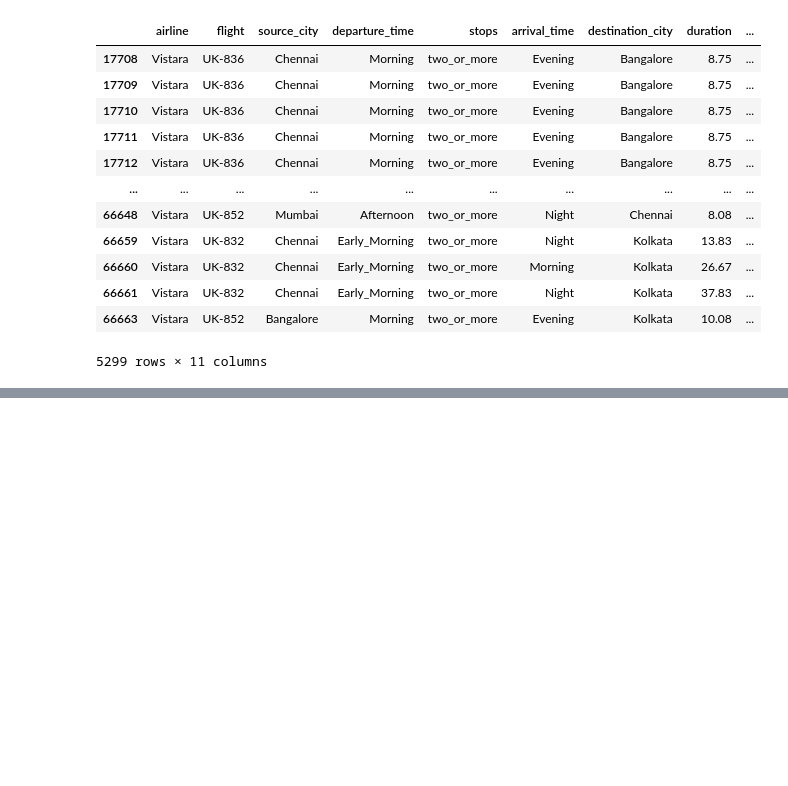
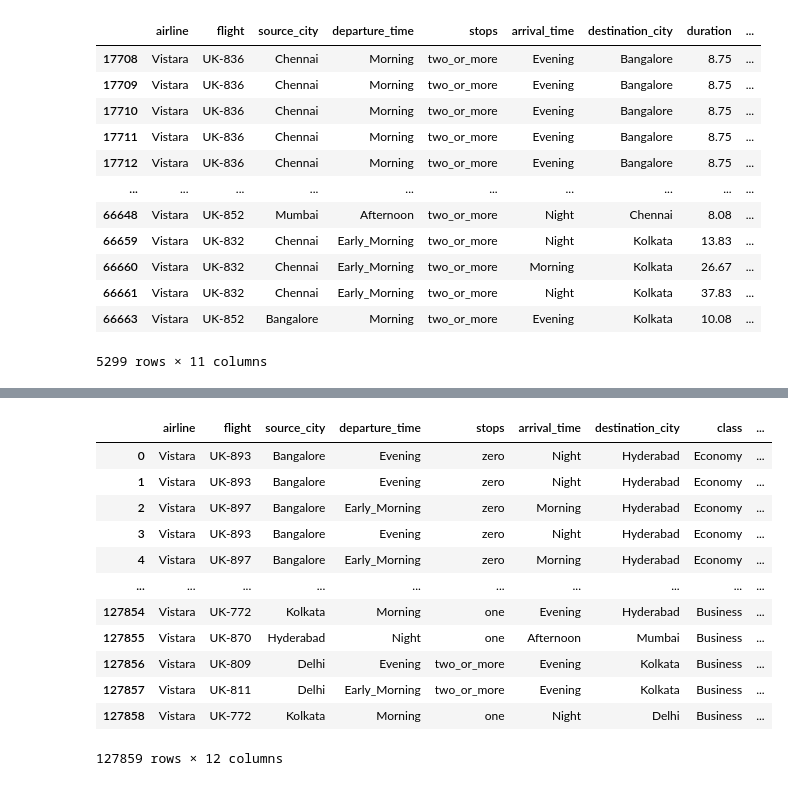
Before and after one commit to td2USA-20232/grupo3, a Jupyter notebook: Descripción data.ipynb, the cells around one changed output, grey strips where cells are left out. Cells and saved outputs as stored; diff of their text form; code cells hidden in the pictures; blank space fills up the shorter version.

```diff
--- a/Descripción data.ipynb
+++ b/Descripción data.ipynb
@@ -621,0 +640,16 @@ df
+# %%
+data
+# %% [output]
+|  | airline | flight | source_city | departure_time | stops | arrival_time | destination_city | class | ... |
+| 0 | Vistara | UK-893 | Bangalore | Evening | zero | Night | Hyderabad | Economy | ... |
+| 1 | Vistara | UK-893 | Bangalore | Evening | zero | Night | Hyderabad | Economy | ... |
+| 2 | Vistara | UK-897 | Bangalore | Early_Morning | zero | Morning | Hyderabad | Economy | ... |
+| 3 | Vistara | UK-893 | Bangalore | Evening | zero | Night | Hyderabad | Economy | ... |
+| 4 | Vistara | UK-897 | Bangalore | Early_Morning | zero | Morning | Hyderabad | Economy | ... |
+| ... | ... | ... | ... | ... | ... | ... | ... | ... | ... |
+| 127854 | Vistara | UK-772 | Kolkata | Morning | one | Evening | Hyderabad | Business | ... |
+| 127855 | Vistara | UK-870 | Hyderabad | Night | one | Afternoon | Mumbai | Business | ... |
+| 127856 | Vistara | UK-809 | Delhi | Evening | two_or_more | Evening | Kolkata | Business | ... |
+| 127857 | Vistara | UK-811 | Delhi | Early_Morning | two_or_more | Evening | Kolkata | Business | ... |
+| 127858 | Vistara | UK-772 | Kolkata | Morning | one | Night | Delhi | Business | ... |
+127859 rows × 12 columns
```
Also changed, not shown: parts of 10 cells of this notebook.
